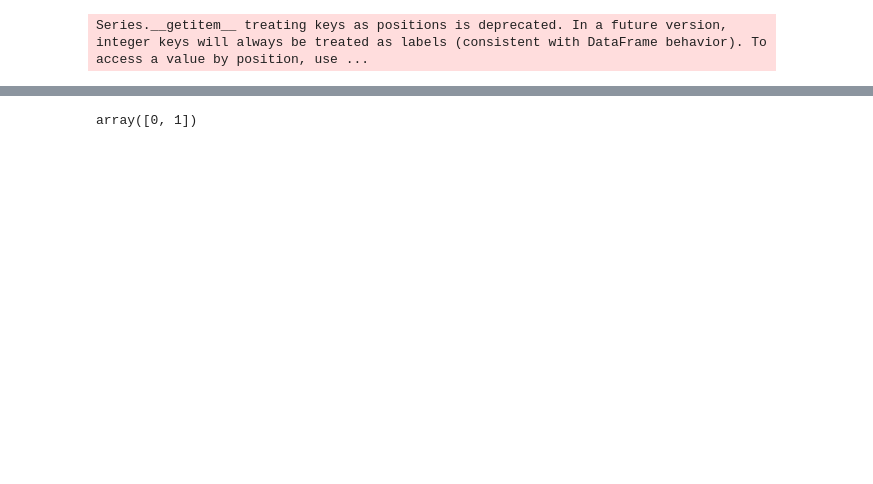
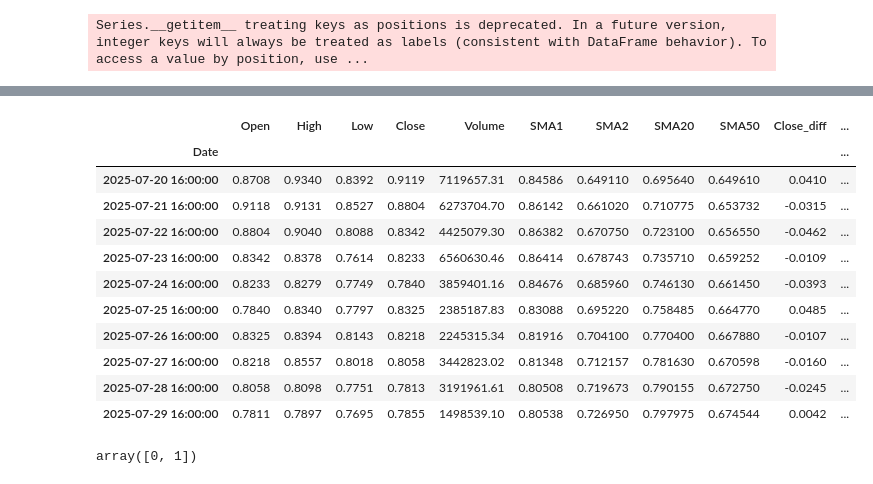
Before and after one commit to Nekhaenko/BigData1, a Jupyter notebook: Untitled14_1.ipynb, the cells around one changed output, grey strips where cells are left out. Cells and saved outputs as stored; diff of their text form; code cells hidden in the pictures; blank space fills up the shorter version.

```diff
--- a/Untitled14_1.ipynb
+++ b/Untitled14_1.ipynb
@@ -254,3 +227,18 @@ df[-40:-30]
+# %%
+df[990:]
+# %% [output]
+|  | Open | High | Low | Close | Volume | SMA1 | SMA2 | SMA20 | SMA50 | Close_diff | ... |
+| Date |  |  |  |  |  |  |  |  |  |  | ... |
+| 2025-07-20 16:00:00 | 0.8708 | 0.9340 | 0.8392 | 0.9119 | 7119657.31 | 0.84586 | 0.649110 | 0.695640 | 0.649610 | 0.0410 | ... |
+| 2025-07-21 16:00:00 | 0.9118 | 0.9131 | 0.8527 | 0.8804 | 6273704.70 | 0.86142 | 0.661020 | 0.710775 | 0.653732 | -0.0315 | ... |
+| 2025-07-22 16:00:00 | 0.8804 | 0.9040 | 0.8088 | 0.8342 | 4425079.30 | 0.86382 | 0.670750 | 0.723100 | 0.656550 | -0.0462 | ... |
+| 2025-07-23 16:00:00 | 0.8342 | 0.8378 | 0.7614 | 0.8233 | 6560630.46 | 0.86414 | 0.678743 | 0.735710 | 0.659252 | -0.0109 | ... |
+| 2025-07-24 16:00:00 | 0.8233 | 0.8279 | 0.7749 | 0.7840 | 3859401.16 | 0.84676 | 0.685960 | 0.746130 | 0.661450 | -0.0393 | ... |
+| 2025-07-25 16:00:00 | 0.7840 | 0.8340 | 0.7797 | 0.8325 | 2385187.83 | 0.83088 | 0.695220 | 0.758485 | 0.664770 | 0.0485 | ... |
+| 2025-07-26 16:00:00 | 0.8325 | 0.8394 | 0.8143 | 0.8218 | 2245315.34 | 0.81916 | 0.704100 | 0.770400 | 0.667880 | -0.0107 | ... |
+| 2025-07-27 16:00:00 | 0.8218 | 0.8557 | 0.8018 | 0.8058 | 3442823.02 | 0.81348 | 0.712157 | 0.781630 | 0.670598 | -0.0160 | ... |
+| 2025-07-28 16:00:00 | 0.8058 | 0.8098 | 0.7751 | 0.7813 | 3191961.61 | 0.80508 | 0.719673 | 0.790155 | 0.672750 | -0.0245 | ... |
+| 2025-07-29 16:00:00 | 0.7811 | 0.7897 | 0.7695 | 0.7855 | 1498539.10 | 0.80538 | 0.726950 | 0.797975 | 0.674544 | 0.0042 | ... |
 # %%
 df.Position.unique()
 # %% [output]
```
Also changed, not shown: parts of 29 cells of this notebook.
